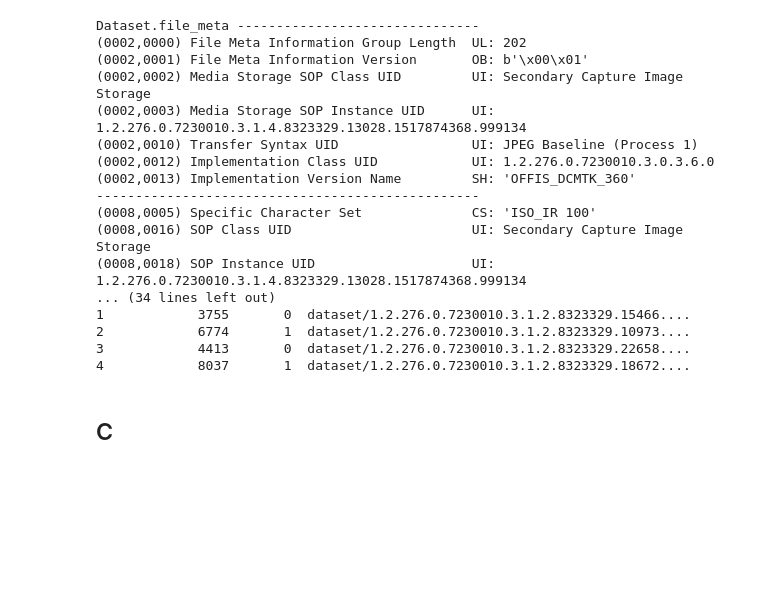
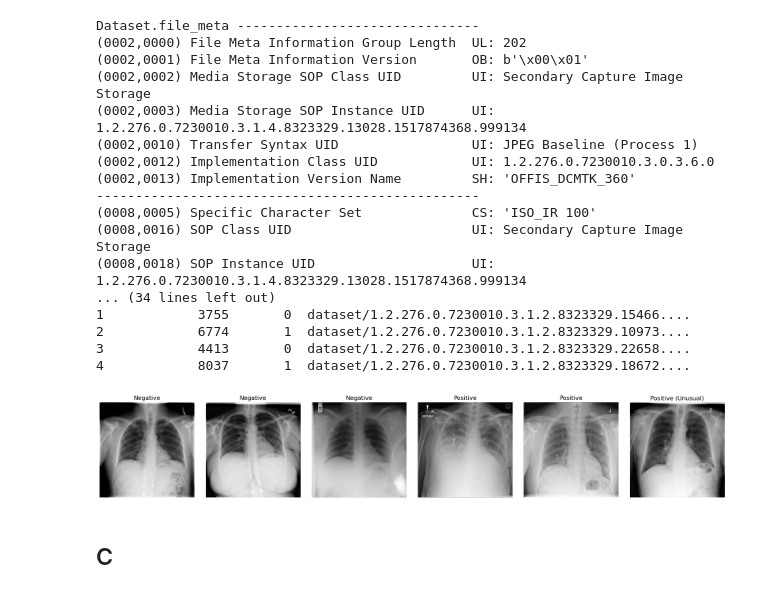
Before and after one commit to Adam-Badr/Pneumonia-Classification, a Jupyter notebook: main.ipynb, the cells around one changed output. Cells and saved outputs as stored; diff of their text form; code cells hidden in the pictures; blank space fills up the shorter version.

```diff
--- a/main.ipynb
+++ b/main.ipynb
@@ -52,6 +52,8 @@ Mapping file found: True
 # %%
 #Get the labelled CSV file as a Pandas dataframe
 df = pd.read_csv("assignment1supportingfiles/assignment1_labels.csv")
+
+saved_copy = df.copy() #Just save the dataset for later
 
 mapping = pd.read_csv("assignment1supportingfiles/rsna_to_nih_mapping.csv")
 
@@ -184,6 +186,28 @@ Dataset.file_meta -------------------------------
 2            6774       1  dataset/1.2.276.0.7230010.3.1.2.8323329.10973....
 3            4413       0  dataset/1.2.276.0.7230010.3.1.2.8323329.22658....
 4            8037       1  dataset/1.2.276.0.7230010.3.1.2.8323329.18672....
+# %%
+pos_boxes = saved_copy[saved_copy["Target"] == 1].dropna(subset=["width", "height"]).copy()
+pos_boxes["box_area"] = pos_boxes["width"] * pos_boxes["height"]
+tiny_id = pos_boxes.sort_values("box_area").iloc[0]["patientId"]
+
+neg_ids = labels_df[labels_df["Target"] == 0]["patientId"].sample(3, random_state=0).tolist()
+pos_ids = labels_df[(labels_df["Target"] == 1) & (labels_df["patientId"] != tiny_id)]["patientId"].sample(2, random_state=0).tolist()
+
+fig, axes = plt.subplots(1, 6, figsize=(18, 3))
+titles = ["Negative"] * 3 + ["Positive"] * 2 + ["Positive (Unusual)"]
+ids = neg_ids + pos_ids + [tiny_id]
+
+for ax, pid, title in zip(axes, ids, titles):
+    img = pydicom.dcmread(mapping[pid]).pixel_array
+    ax.imshow(img, cmap="gray")
+    ax.set_title(title)
+    ax.axis("off")
+
+plt.tight_layout()
+plt.show()
+# %% [output]
+[figure, added]
 # %% [markdown]
 ## C
 # %%
```
Also changed, not shown: parts of 14 cells of this notebook, 1 other file.
